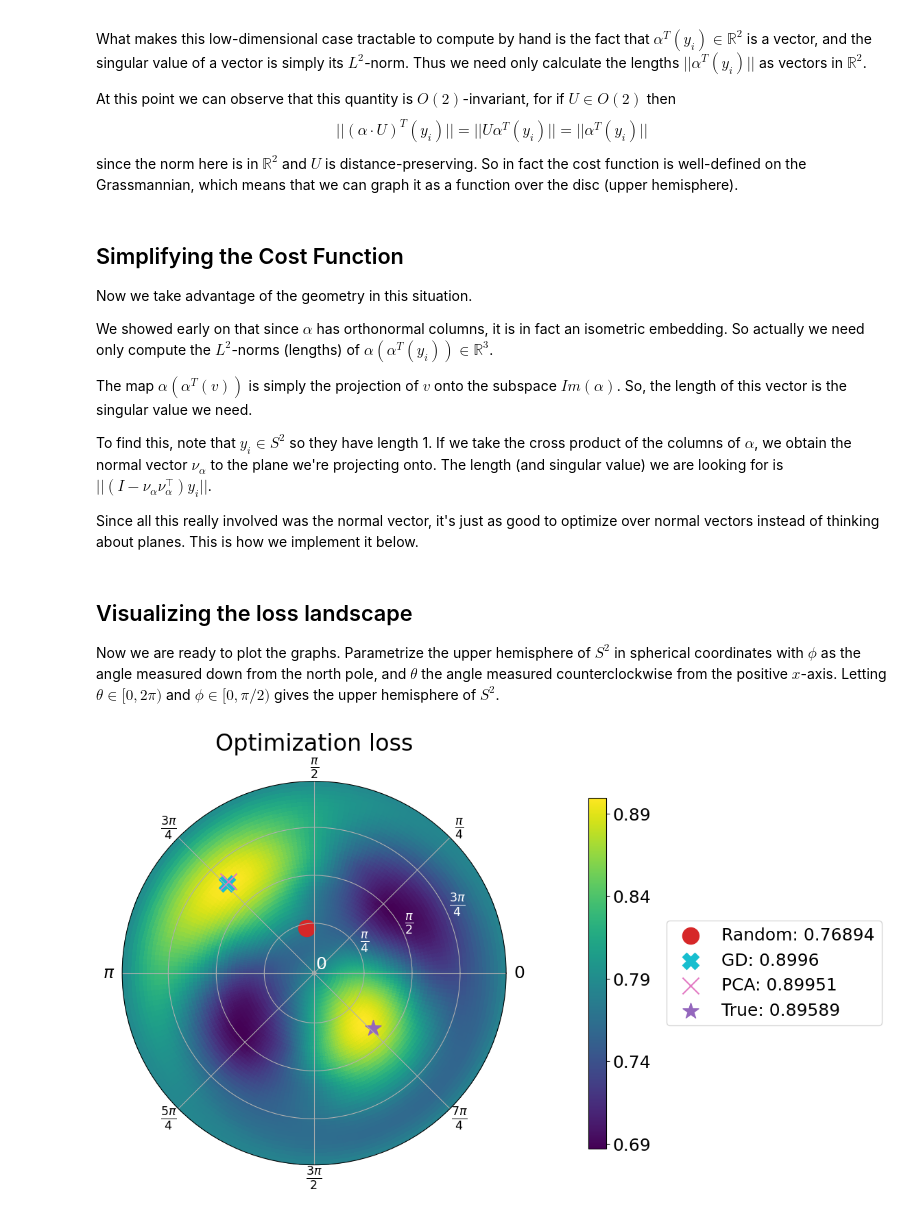
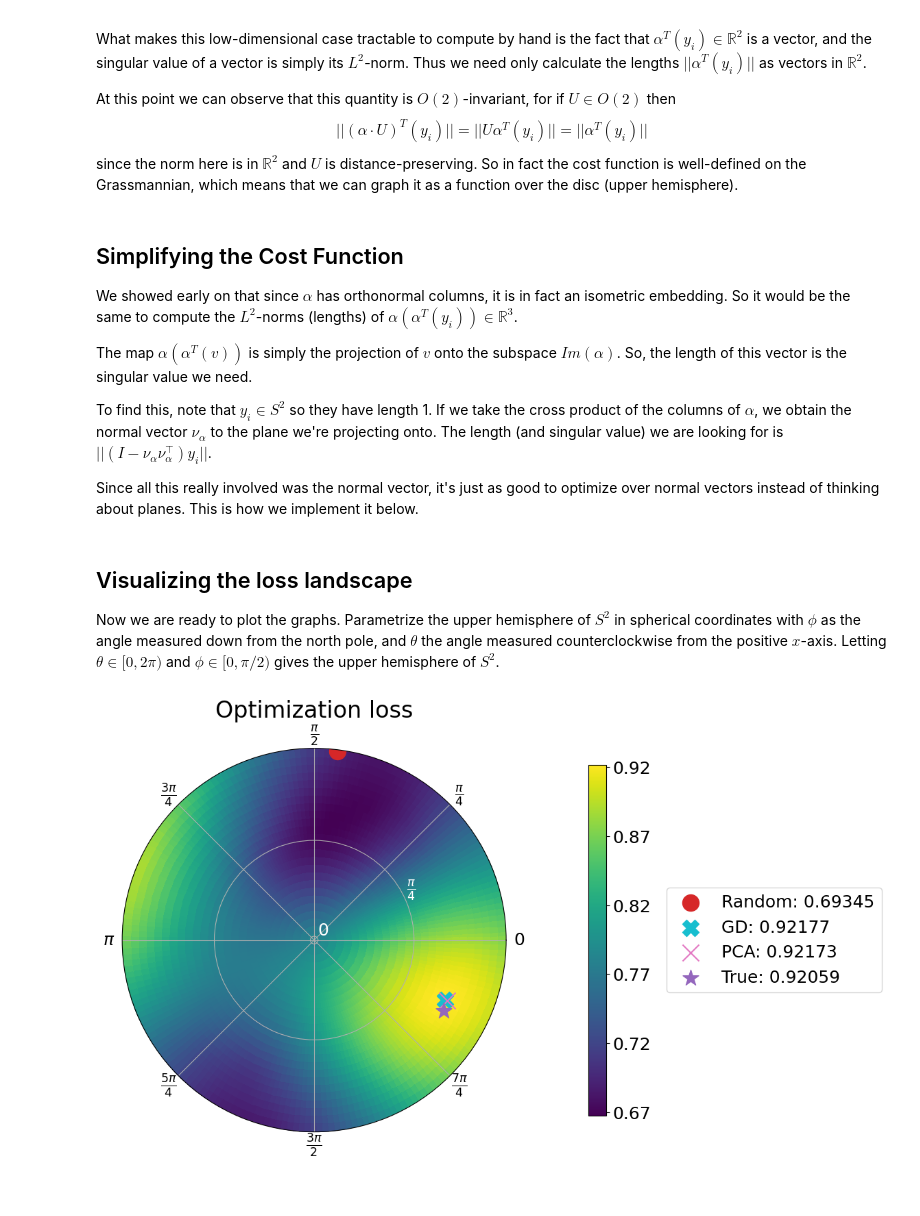
Before and after one commit to HarlinLee/PSC, a Jupyter notebook: experiments/low_dim.ipynb, the cells around one changed output. Drawn from its saved outputs; the diff is of its cells as text; code cells hidden in the pictures.

```diff
--- a/experiments/low_dim.ipynb
+++ b/experiments/low_dim.ipynb
@@ -26,11 +26,15 @@ Requirement already satisfied: six>=1.5 in /usr/local/lib/python3.10/dist-packag
 Installing collected packages: geomstats
 Successfully installed geomstats-2.6.0
 # %%
-from google.colab import drive
+#from google.colab import drive
+#drive.mount('/content/drive')
+
+#%cd /content/drive/MyDrive/stiefelexp/
+
 import os
 drive.mount('/content/drive')
-DRIVE_PATH = "/content/drive/MyDrive/PSC/PSC"
-output_folder = "/content/drive/MyDrive/PSC/experiments"
+DRIVE_PATH = "/content/drive/MyDrive/stiefelexp"
+output_folder = "/content/drive/MyDrive/stiefelexp"
 
 import sys
 sys.path.insert(0, DRIVE_PATH)
@@ -244,9 +247,7 @@ At this point we can observe that this quantity is $O(2)$-invariant, for if $U\i
 # %% [markdown]
 ## Simplifying the Cost Function
 
-Now we take advantage of the geometry in this situation.
-
-We showed early on that since $\alpha$ has orthonormal columns, it is in fact an isometric embedding. So actually we need only compute the $L^2$-norms (lengths) of $\alpha(\alpha^T(y_i))\in \mathbb{R}^3$.
+We showed early on that since $\alpha$ has orthonormal columns, it is in fact an isometric embedding. So it would be the same to compute the $L^2$-norms (lengths) of $\alpha(\alpha^T(y_i))\in \mathbb{R}^3$.
 
 The map $\alpha(\alpha^T(v))$ is simply the projection of $v$ onto the subspace $Im(\alpha)$. So, the length of this vector is the singular value we need.
 
@@ -261,7 +262,7 @@ Now we are ready to plot the graphs. Parametrize the upper hemisphere of $S^2$ i
 def make_r_theta_vals(ys):
     N = ys[0].shape[0]
     thetas_radians = np.arange(0, 2.01*np.pi, np.pi/100.) #List of evenly spaced points between 0 and 2pi for theta, azimuth
-    phis_radians = np.arange(0, np.pi, np.pi/50.) #List of evenly spaced points between 0 and pi for phi, inclination
+    phis_radians = np.arange(0, np.pi/2, np.pi/50.) #List of evenly spaced points between 0 and pi for phi, inclination
 
     tr, pr = np.meshgrid(thetas_radians, phis_radians) #meshgrid these to make the full array, essentially the cartesian product
 
@@ -286,8 +287,10 @@ def make_r_theta_vals(ys):
 
     return thetas_radians, phis_radians, cost
 # %%
-def sphere_to_polar(alpha):
+def stiefel_to_rp2(alpha):
     nv = np.cross(alpha[:, 0], alpha[:, 1])
+    if nv[2]<0: #Ensures the point is on the upper hemisphere
+        nv=-nv
     r = np.sqrt(sum(nv**2))
     phi = np.arccos(nv[-1]/r) # returns [0, pi]
     theta = np.arctan2(nv[1], nv[0]) # returns [-pi, pi]
@@ -328,18 +331,18 @@ def make_polar_plot(ys):
 # %%
 make_polar_plot(ys)
 
 for alpha, color, marker, label in zip([alpha_random, alpha_GD, alpha_PCA, data['alpha']],
                                       ['tab:red', 'tab:cyan', 'tab:pink', 'tab:purple'],
                                       ['o', 'X', 'x', '*'],
                                       ['Random', 'GD', 'PCA', 'True']):
-    t, p = sphere_to_polar(alpha)
+    t, p = stiefel_to_rp2(alpha)
     c = -1*nuc_cost(alpha, ys)
     plt.scatter(t, p, marker=marker, color=color, s=300, label=label + ': '+str(np.around(c, 5)))
 
 plt.legend(loc=7, bbox_to_anchor=(2, 0., 0, 1), fontsize=18)
 plt.title(r'Optimization loss', fontsize= 24)
 # plt.tight_layout(rect=[0, 0, 1.5, 1.5])
 plt.savefig(os.path.join(output_folder,'lowdim-opt.pdf'), dpi=300, bbox_inches = "tight")
 plt.show()
 # %% [output]
-[figure, old version]
+[figure, new version]
```
Also changed, not shown: parts of 7 cells of this notebook, 2 other files.
